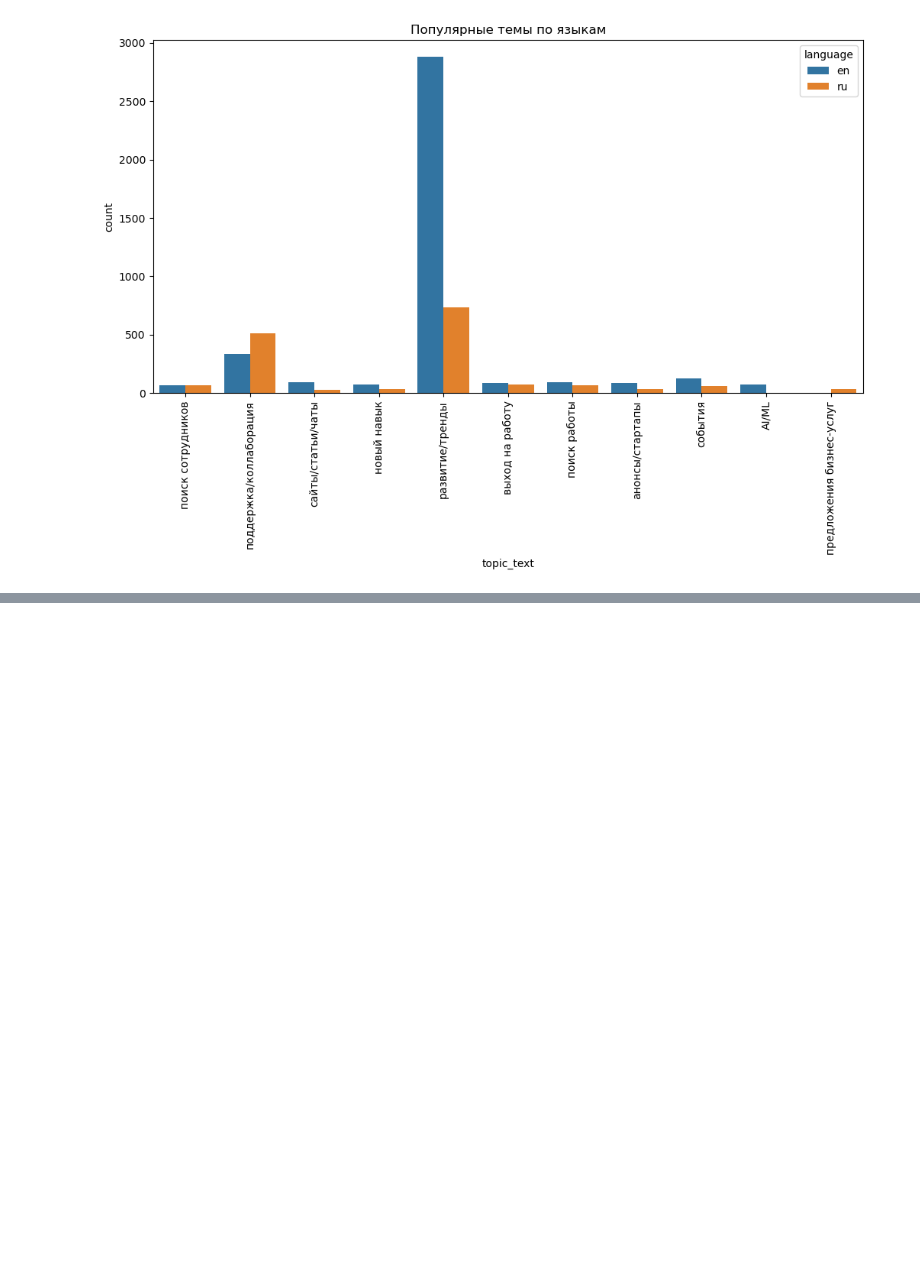
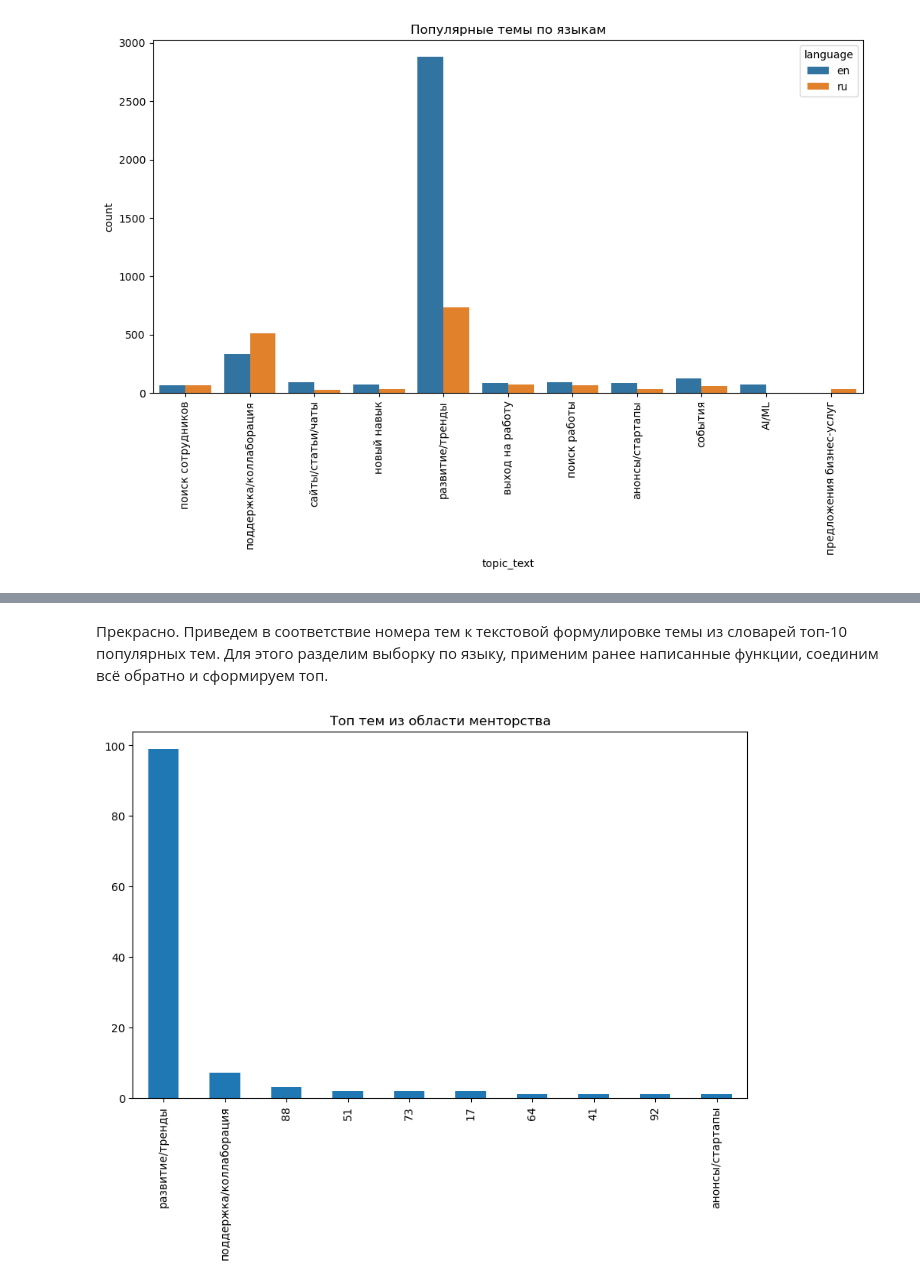
Before and after one commit to valov-vo/mentoring, a Jupyter notebook: notebooks/team_8_topic_modeling.ipynb, the cells around one changed output, grey strips where cells are left out. Saved outputs shown, nothing was run; the diff lists cells and outputs as text; code cells hidden in the pictures; blank space fills up the shorter version.

```diff
--- a/notebooks/team_8_topic_modeling.ipynb
+++ b/notebooks/team_8_topic_modeling.ipynb
@@ -765,0 +837,8 @@ plt.show()
+# %%
+df_posts = pd.concat([df_posts_ru, df_posts_en])
+tag_list = ['mentoringIT', 'softskills', 'наставник', 'наставничество', 'ментор', 'менторство', 'mentor', 'mentorship', 'коуч', 'коучинг', 'coach', 'coaching', 'experience', 'опыт', 'бадди', 'buddy']
+
+for tag in tag_list:
+    df_posts[tag] = df_posts['post'].apply(lambda x: 1 if x.__contains__('#'+tag) == True else 0)
+
+df_posts[tag_list].sum()
@@ -765,0 +865,11 @@ plt.show()
+# %%
+df_posts['sum_tag'] = 0
+
+for tag in tag_list:
+    df_posts['sum_tag'] += df_posts[tag]
+
+mentorship = df_posts.query('sum_tag != 0') #.reset_index(drop=True)
+mentorship.to_excel('mentorship.xls')
+mentorship = mentorship.reset_index(drop=True)
+mentorship = mentorship.drop(tag_list, axis=1)
+mentorship.head()
@@ -765,0 +883,17 @@ plt.show()
+# %% [markdown]
+Прекрасно. Приведем в соответствие номера тем к текстовой формулировке темы из словарей топ-10 популярных тем. Для этого разделим выборку по языку, применим ранее написанные функции, соединим всё обратно и сформируем топ.
+# %%
+mentorship_ru = mentorship.query('language == "ru"').copy()
+mentorship_en = mentorship.query('language == "en"').copy()
+
+mentorship_ru['topic_text'] = mentorship_ru['topic'].apply(rutopic_num_to_text)
+mentorship_en['topic_text'] = mentorship_en['topic'].apply(entopic_num_to_text)
+
+mentorship = pd.concat([mentorship_ru, mentorship_en])
+# %%
+mentorship['topic_text'].value_counts().head(10).plot(kind='bar', figsize=(10, 6))
+
+plt.title('Топ тем из области менторства')
+plt.show()
+# %% [output]
+[figure, added]
```
Also changed, not shown: parts of 42 cells of this notebook, 10 other files.
